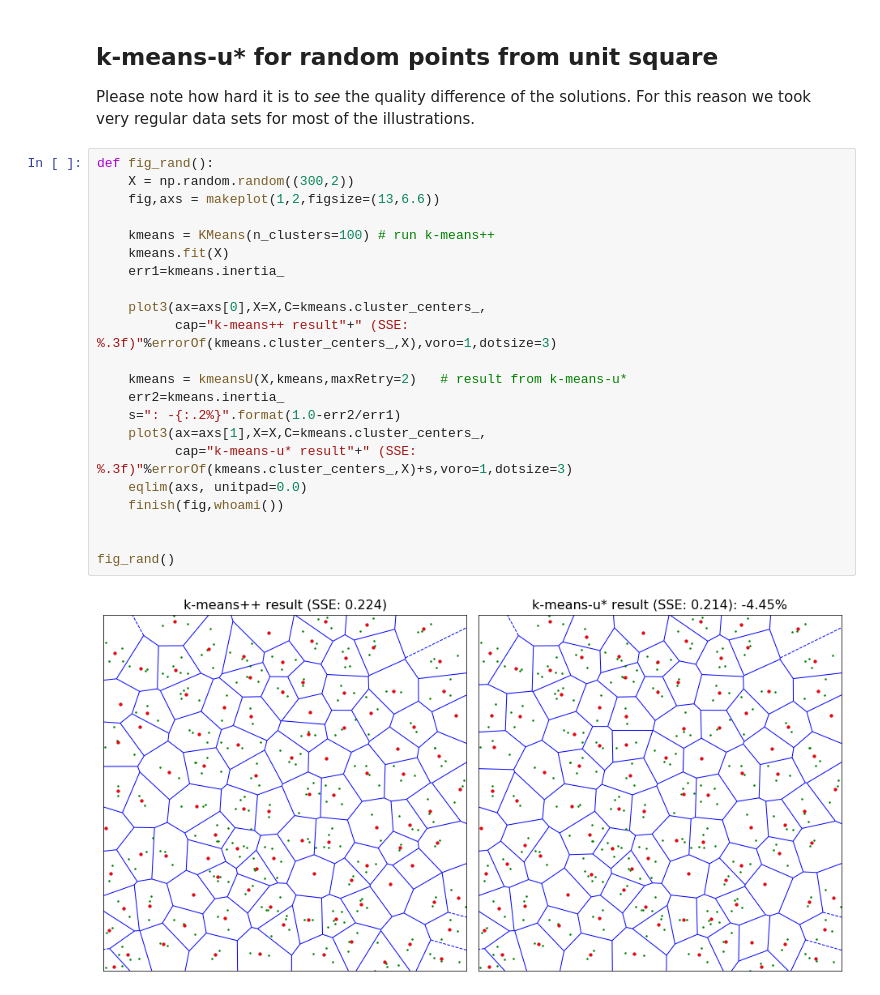
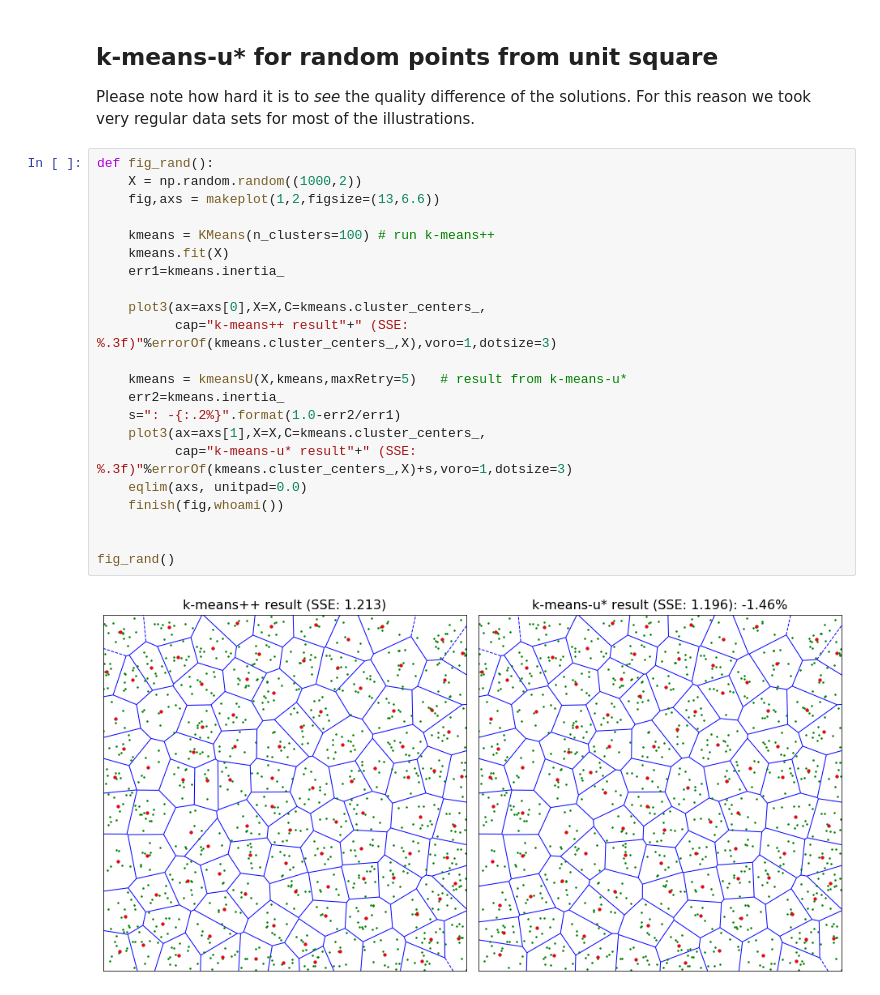
Before and after one commit to gittar/k-means-u-star, a Jupyter notebook: notebooks/algo-pure.ipynb, the cells around one changed output. Cells and saved outputs as stored; diff of their text form.

```diff
--- a/notebooks/algo-pure.ipynb
+++ b/notebooks/algo-pure.ipynb
@@ -270,25 +267,25 @@ dd,cb=fig_kmua4()
 Please note how hard it is to *see* the quality difference of the solutions. For this reason we took very regular data sets for most of the illustrations.
 # %%
 def fig_rand():
-    X = np.random.random((300,2))
+    X = np.random.random((1000,2))
     fig,axs = makeplot(1,2,figsize=(13,6.6))
 
     kmeans = KMeans(n_clusters=100) # run k-means++
     kmeans.fit(X)
     err1=kmeans.inertia_
 
     plot3(ax=axs[0],X=X,C=kmeans.cluster_centers_,
           cap="k-means++ result"+" (SSE: %.3f)"%errorOf(kmeans.cluster_centers_,X),voro=1,dotsize=3)
 
-    kmeans = kmeansU(X,kmeans,maxRetry=2)   # result from k-means-u*
+    kmeans = kmeansU(X,kmeans,maxRetry=5)   # result from k-means-u*
     err2=kmeans.inertia_
     s=": -{:.2%}".format(1.0-err2/err1)
     plot3(ax=axs[1],X=X,C=kmeans.cluster_centers_,
           cap="k-means-u* result"+" (SSE: %.3f)"%errorOf(kmeans.cluster_centers_,X)+s,voro=1,dotsize=3)
     eqlim(axs, unitpad=0.0)
     finish(fig,whoami())
 
 
 fig_rand()
 # %% [output]
-[figure, old version]
+[figure, new version]
```
Also changed, not shown: parts of 5 cells of this notebook, 4 other files.
